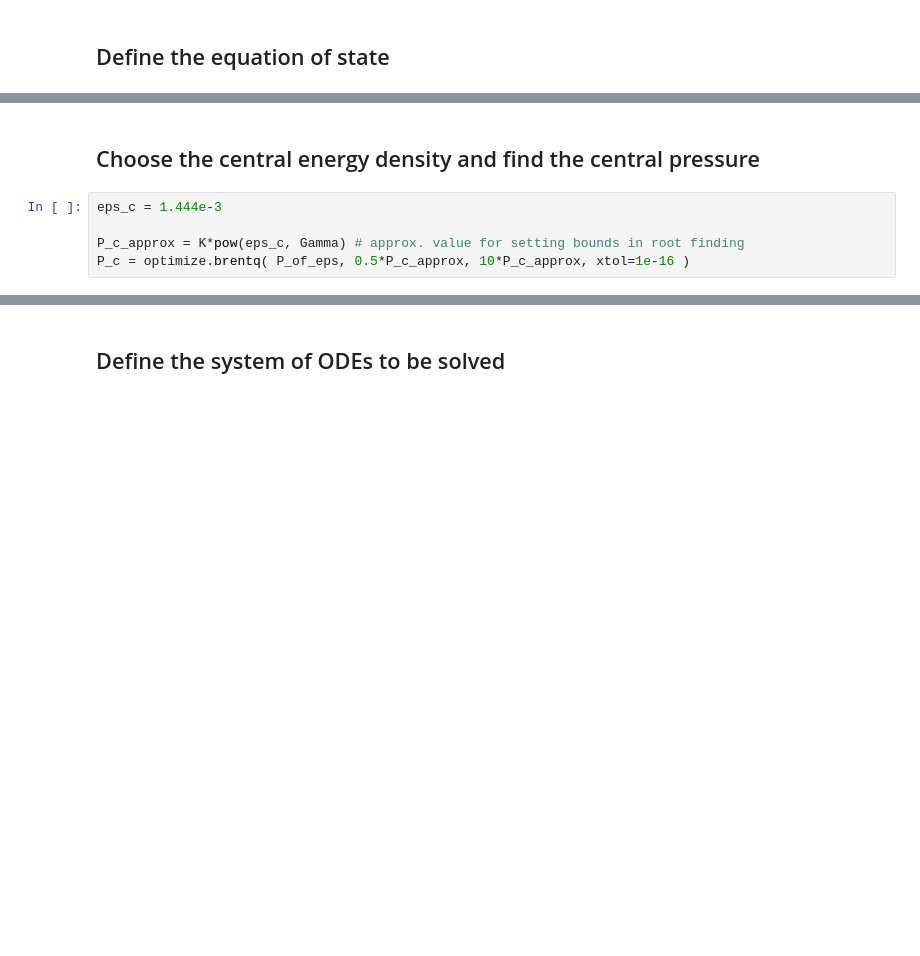
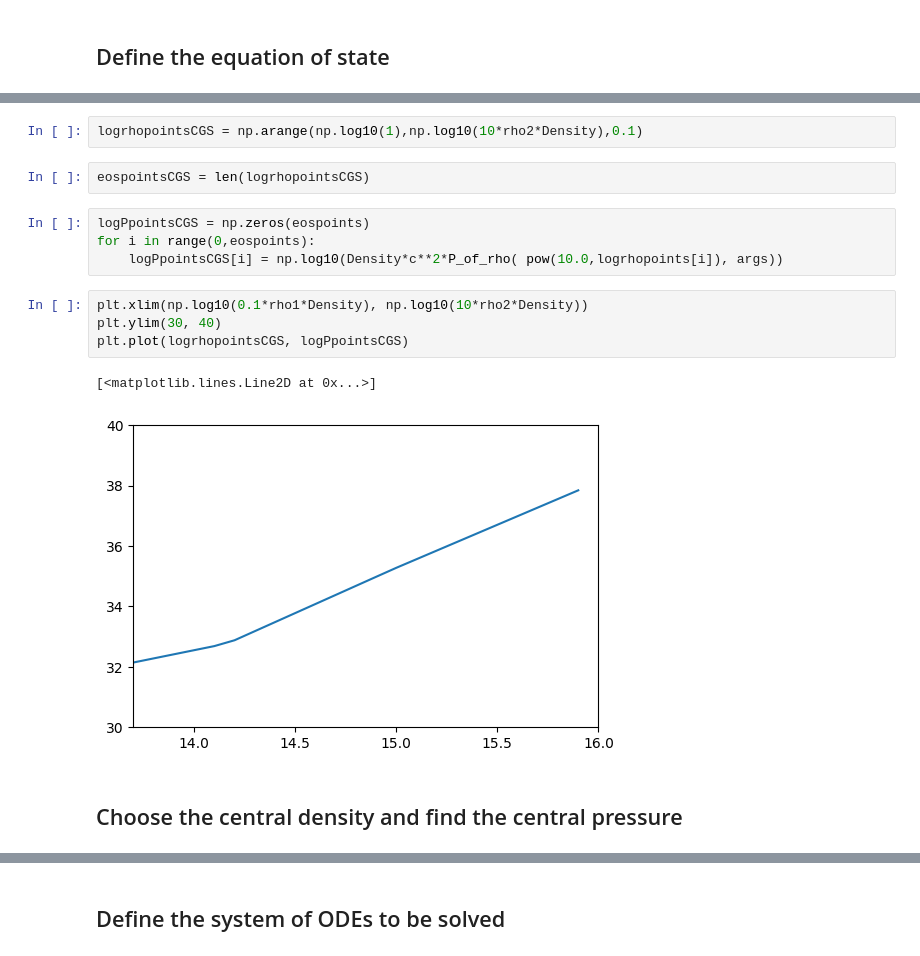
Before and after one commit to niksterg/pyTOVpp, a Jupyter notebook: TOV-pp.ipynb, the cells around one changed output, grey strips where cells are left out. Drawn from its saved outputs; the diff is of its cells as text; blank space fills up the shorter version.

```diff
--- a/TOV-pp.ipynb
+++ b/TOV-pp.ipynb
@@ -88,7 +260,17 @@ def P_of_eps(x):
+# %%
+logrhopointsCGS = np.arange(np.log10(1),np.log10(10*rho2*Density),0.1)
+# %%
+eospointsCGS = len(logrhopointsCGS)
+# %%
+logPpointsCGS = np.zeros(eospoints)
+for i in range(0,eospoints):
+    logPpointsCGS[i] = np.log10(Density*c**2*P_of_rho( pow(10.0,logrhopoints[i]), args))
+# %%
+plt.xlim(np.log10(0.1*rho1*Density), np.log10(10*rho2*Density))
+plt.ylim(30, 40)
+plt.plot(logrhopointsCGS, logPpointsCGS)
+# %% [output]
+[<matplotlib.lines.Line2D at 0x...>]
+[figure, added]
 # %% [markdown]
-## Choose the central energy density and find the central pressure
+## Choose the central density and find the central pressure
-# %%
-eps_c = 1.444e-3
-
-P_c_approx = K*pow(eps_c, Gamma) # approx. value for setting bounds in root finding
-P_c = optimize.brentq( P_of_eps, 0.5*P_c_approx, 10*P_c_approx, xtol=1e-16 )
```
Also changed, not shown: parts of 44 cells of this notebook, 1 other file.
